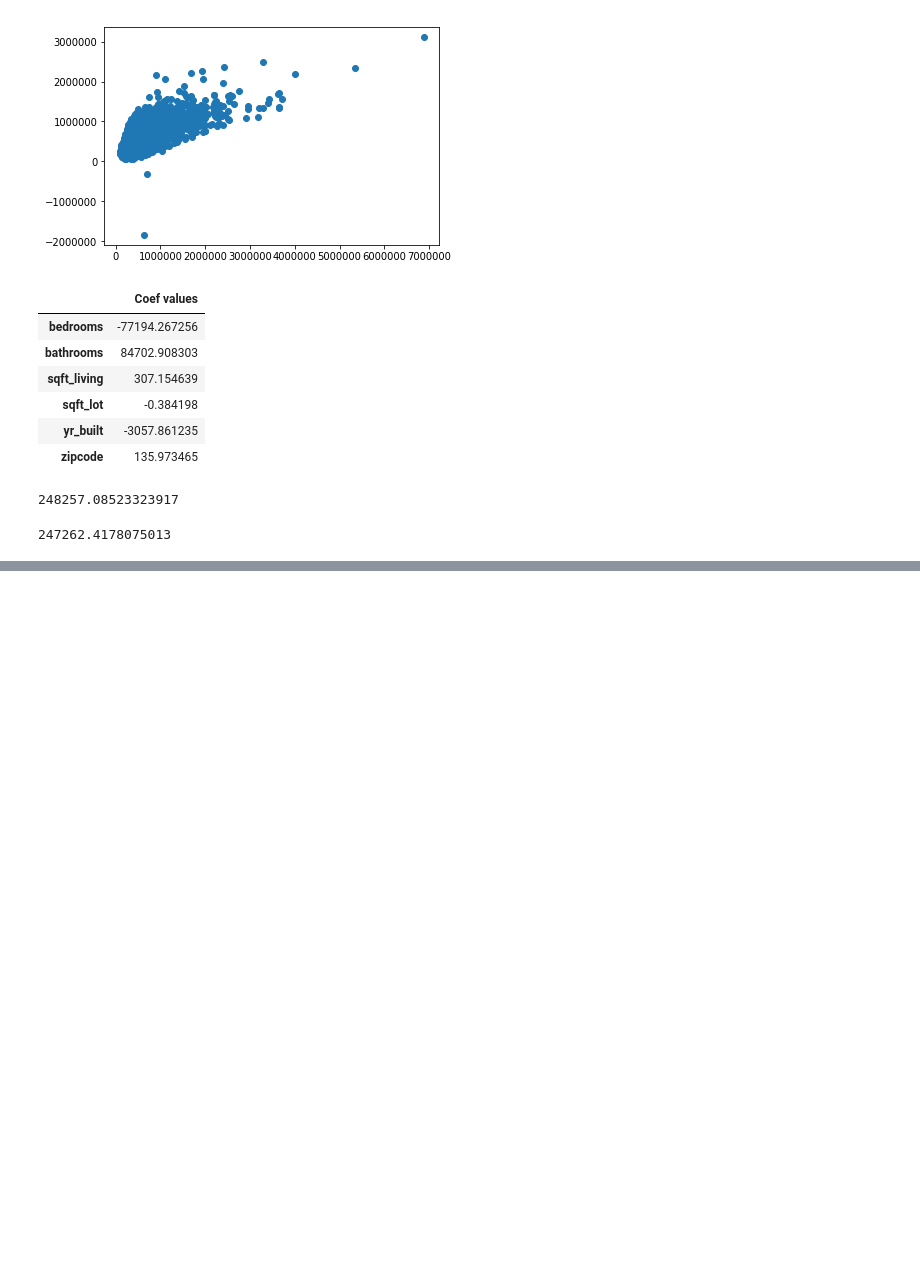
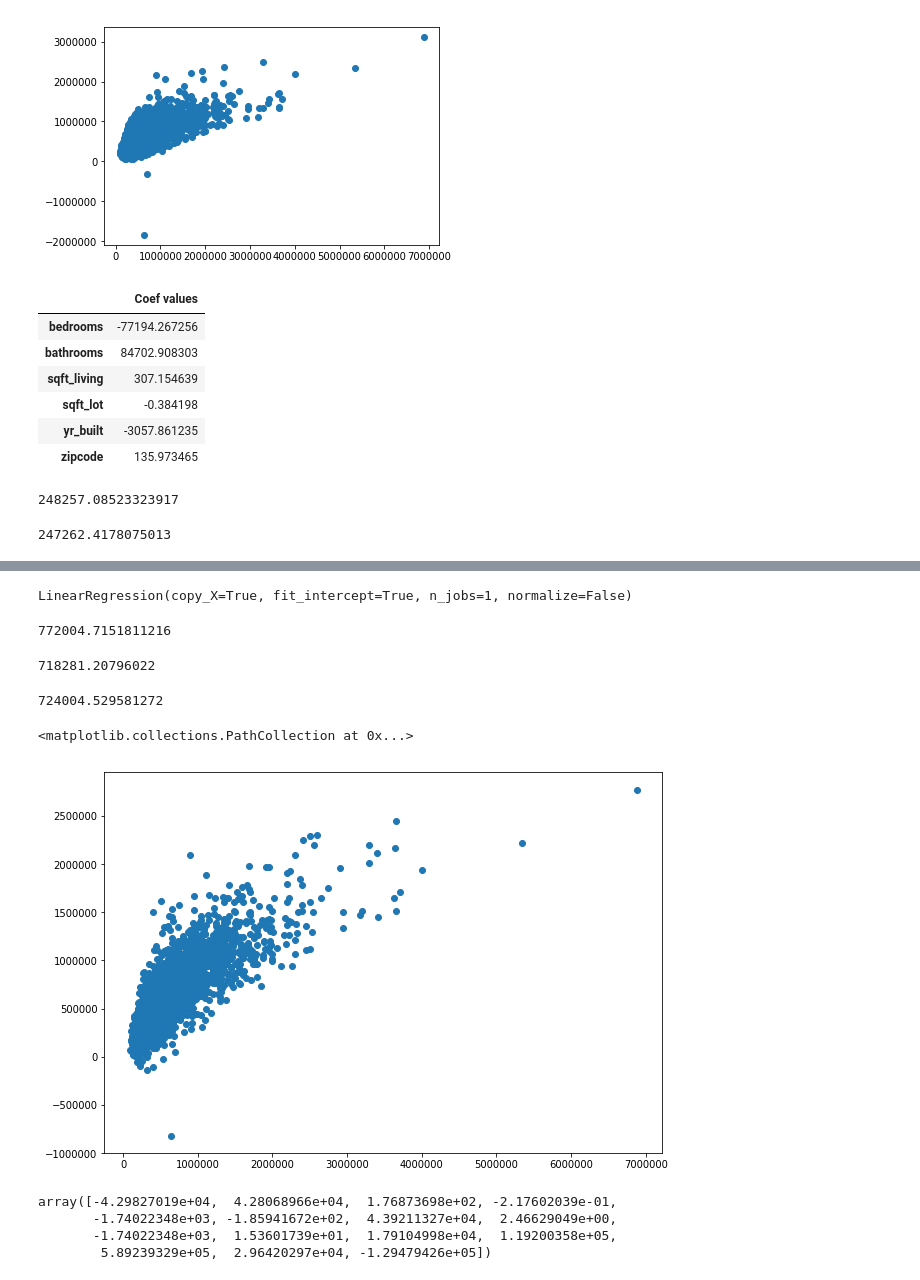
Before and after one commit to hagios2/House-Price-Prediction, a Jupyter notebook: Untitled.ipynb, the cells around one changed output, grey strips where cells are left out. Saved outputs shown, nothing was run; the diff lists cells and outputs as text; code cells hidden in the pictures; blank space fills up the shorter version.

Commit message:
Another model trained with the lowest RMSE

```diff
--- a/Untitled.ipynb
+++ b/Untitled.ipynb
@@ -341,0 +372,42 @@ RMSE
+# %%
+#spliting data set into training and testing dataset
+
+X2_train, X2_test, y2_train, y2_test = train_test_split(X2, y2,
+                                    test_size=0.3, random_state=7)
+# %%
+#instantiate LR model
+model2 = LinearRegression()
+# %%
+#training the model
+model2.fit(X2_train, y2_train)
+# %% [output]
+LinearRegression(copy_X=True, fit_intercept=True, n_jobs=1, normalize=False)
+# %%
+#prediction
+prediction2 = model2.predict(X2_test)
+# %%
+prediction2[1]
+# %% [output]
+772004.7151811216
+# %%
+prediction1[1]
+# %% [output]
+718281.20796022
+# %%
+prediction[1]
+# %% [output]
+724004.529581272
+# %%
+plt.figure(figsize=(10,7))
+plt.scatter(y2_test, prediction2)
+# %% [output]
+<matplotlib.collections.PathCollection at 0x...>
+[figure, added]
+# %%
+coef2 = model2.coef_
+coef2
+# %% [output]
+array([-4.29827019e+04,  4.28068966e+04,  1.76873698e+02, -2.17602039e-01,
+       -1.74022348e+03, -1.85941672e+02,  4.39211327e+04,  2.46629049e+00,
+       -1.74022348e+03,  1.53601739e+01,  1.79104998e+04,  1.19200358e+05,
+        5.89239329e+05,  2.96420297e+04, -1.29479426e+05])
```
Also changed, not shown: parts of 9 cells of this notebook.
